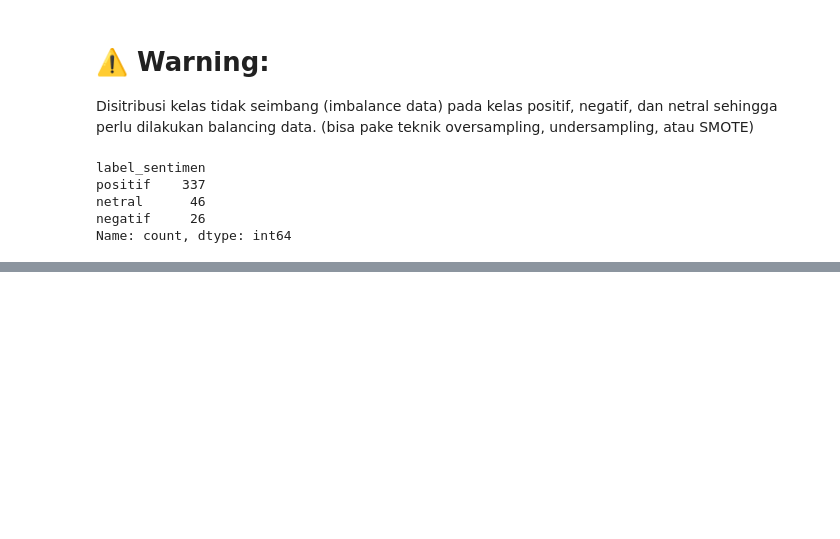
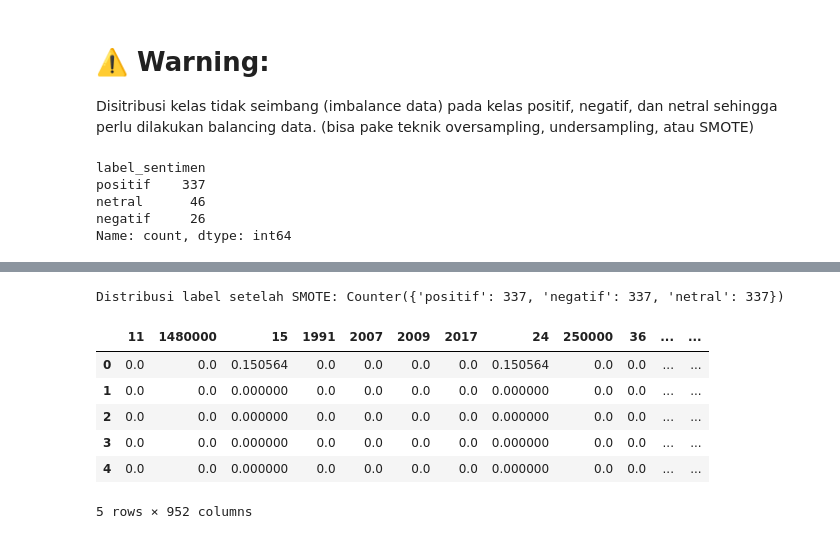
Before and after one commit to gbennnn/sentiment-analysis-aperti-bumn, a Jupyter notebook: src/preprocessing/ULBI_Preprocessing&EDA.ipynb, the cells around one changed output, grey strips where cells are left out. Cells and saved outputs as stored; diff of their text form; code cells hidden in the pictures; blank space fills up the shorter version.

```diff
--- a/src/preprocessing/ULBI_Preprocessing&EDA.ipynb
+++ b/src/preprocessing/ULBI_Preprocessing&EDA.ipynb
@@ -567,0 +607,9 @@ Name: count, dtype: int64
+# %%
+# Terapkan SMOTE
+smote = SMOTE(random_state=42)
+X_resampled, y_resampled = smote.fit_resample(X, y)
+
+# Setelah SMOTE
+print("Distribusi label setelah SMOTE:", Counter(y_resampled))
+# %% [output]
+Distribusi label setelah SMOTE: Counter({'positif': 337, 'negatif': 337, 'netral': 337})
@@ -567,0 +623,10 @@ Name: count, dtype: int64
+# %%
+df.head()
+# %% [output]
+|  | 11 | 1480000 | 15 | 1991 | 2007 | 2009 | 2017 | 24 | 250000 | 36 | ... | ... |
+| 0 | 0.0 | 0.0 | 0.150564 | 0.0 | 0.0 | 0.0 | 0.0 | 0.150564 | 0.0 | 0.0 | ... | ... |
+| 1 | 0.0 | 0.0 | 0.000000 | 0.0 | 0.0 | 0.0 | 0.0 | 0.000000 | 0.0 | 0.0 | ... | ... |
+| 2 | 0.0 | 0.0 | 0.000000 | 0.0 | 0.0 | 0.0 | 0.0 | 0.000000 | 0.0 | 0.0 | ... | ... |
+| 3 | 0.0 | 0.0 | 0.000000 | 0.0 | 0.0 | 0.0 | 0.0 | 0.000000 | 0.0 | 0.0 | ... | ... |
+| 4 | 0.0 | 0.0 | 0.000000 | 0.0 | 0.0 | 0.0 | 0.0 | 0.000000 | 0.0 | 0.0 | ... | ... |
+5 rows × 952 columns
```
Also changed, not shown: parts of 13 cells of this notebook, 1 other file.
